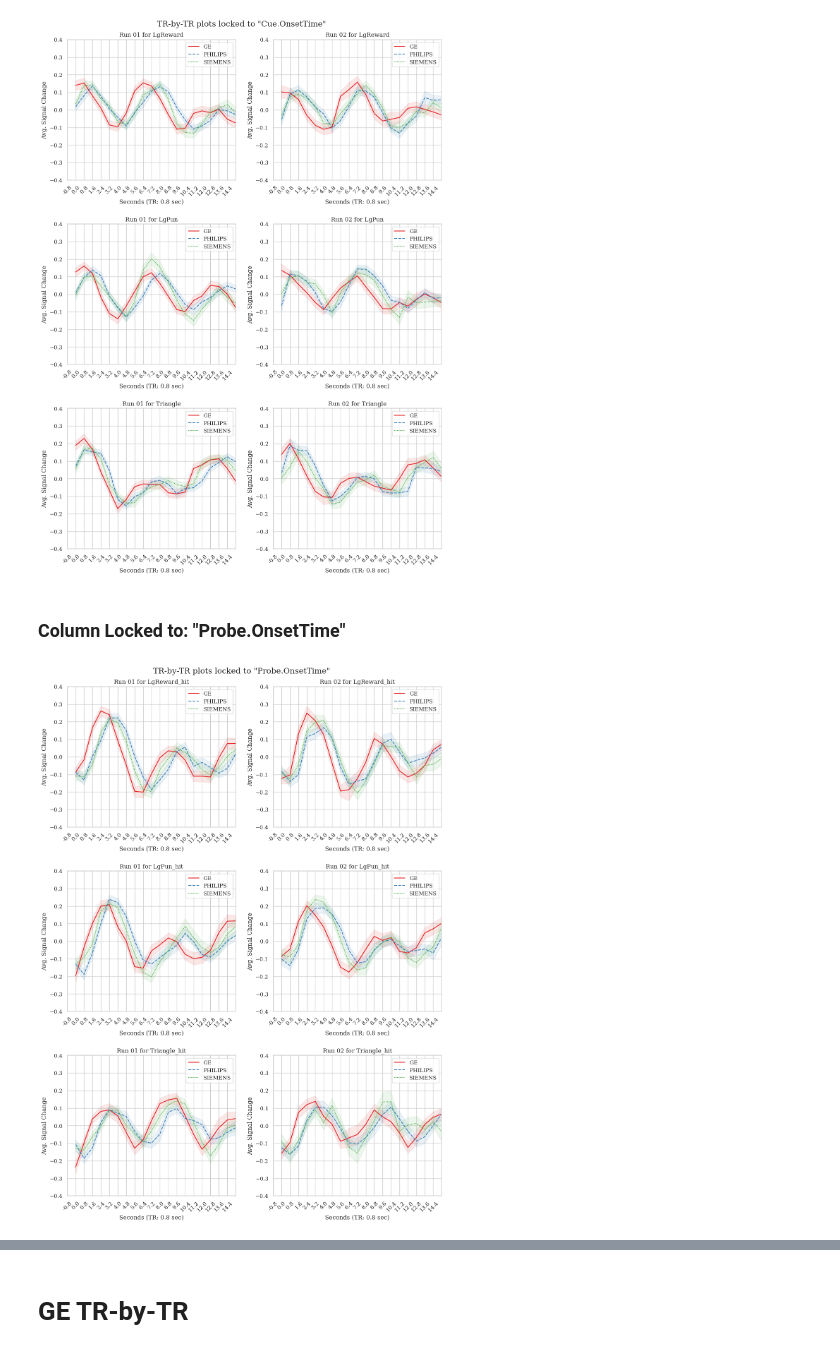
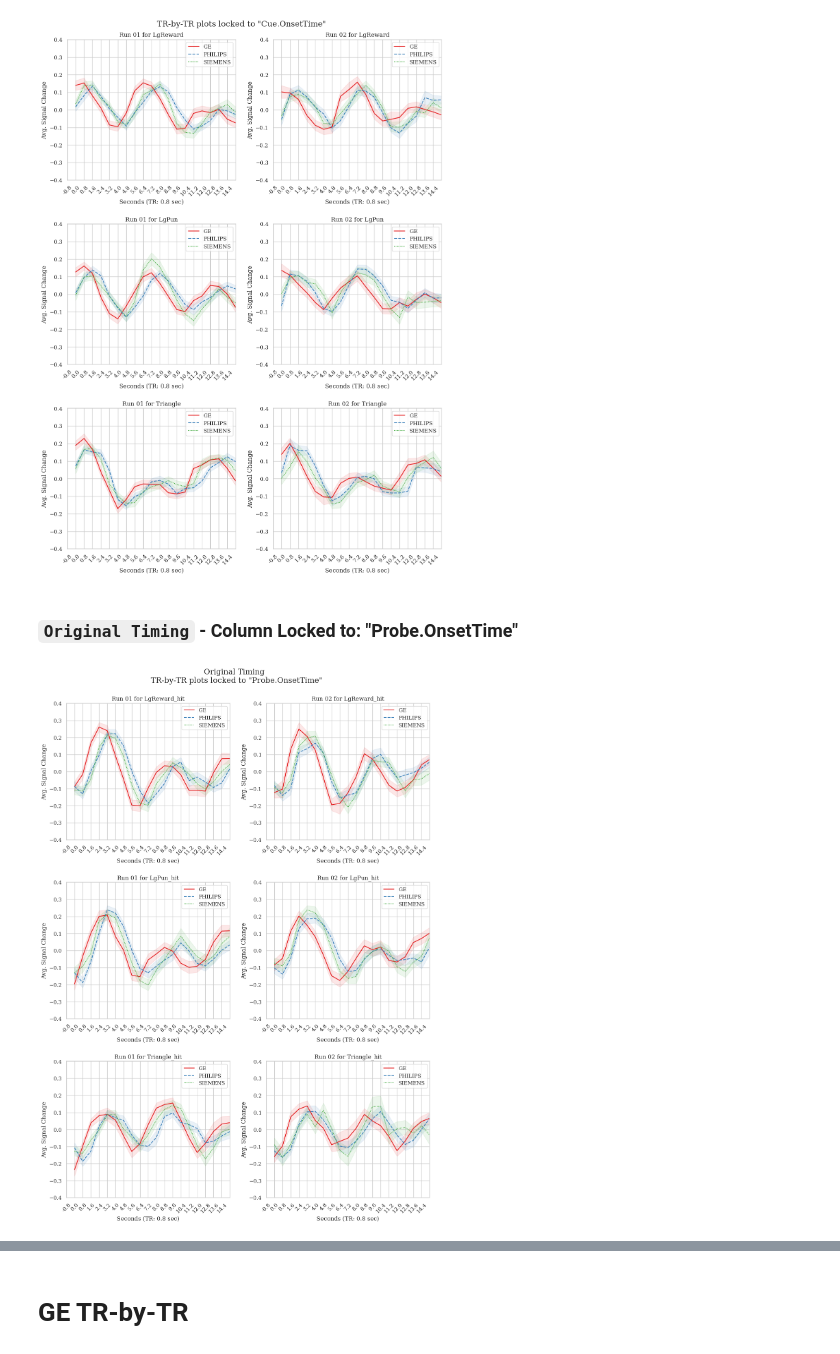
Before and after one commit to demidenm/abcd_timelocked_trbold, a Jupyter notebook: scripts/mid_roi-timeseries.ipynb, the cells around one changed output, grey strips where cells are left out. Saved outputs shown, nothing was run; the diff lists cells and outputs as text; code cells hidden in the pictures.

Commit message:
revised timings plots

```diff
--- a/scripts/mid_roi-timeseries.ipynb
+++ b/scripts/mid_roi-timeseries.ipynb
@@ -364,9 +364,9 @@ sns.set(style='whitegrid', font='DejaVu Serif')
 subplot_idx = 0
 for condition in conditions:
     for run in runs:
-        ge_r1 = pd.read_csv(f'{data_dir}/files/subs-50_run-{run}_timeseries-{roi}_scanner-ge.csv', sep=',').query(f"Cue == '{condition}'")
-        se_r1 = pd.read_csv(f'{data_dir}/files/subs-50_run-{run}_timeseries-{roi}_scanner-siemens.csv', sep=',').query(f"Cue == '{condition}'")
-        ph_r1 = pd.read_csv(f'{data_dir}/files/subs-50_run-{run}_timeseries-{roi}_scanner-philips.csv', sep=',').query(f"Cue == '{condition}'")
+        ge_r1 = pd.read_csv(f'{data_dir}/files/old_timing/subs-50_run-{run}_timeseries-{roi}_scanner-ge.csv', sep=',').query(f"Cue == '{condition}'")
+        se_r1 = pd.read_csv(f'{data_dir}/files/old_timing/subs-50_run-{run}_timeseries-{roi}_scanner-siemens.csv', sep=',').query(f"Cue == '{condition}'")
+        ph_r1 = pd.read_csv(f'{data_dir}/files/old_timing/subs-50_run-{run}_timeseries-{roi}_scanner-philips.csv', sep=',').query(f"Cue == '{condition}'")
         ge_r1['scanners'] = 'GE'
         se_r1['scanners'] = 'SIEMENS'
         ph_r1['scanners'] = 'PHILIPS'
@@ -397,7 +397,7 @@ plt.show()
 # %% [output]
 [figure]
 # %% [markdown]
-### Column Locked to: "Probe.OnsetTime"
+### `Original Timing` - Column Locked to: "Probe.OnsetTime"
 # %%
 tr=.800
 delay=20
@@ -414,38 +414,38 @@ sns.set(style='whitegrid', font='DejaVu Serif')
 subplot_idx = 0
 for condition in conditions:
     for run in runs:
-        ge_r1 = pd.read_csv(f'{data_dir}/files/subs-50_run-{run}_timeseries-{roi}_scanner-ge_ProbeOnsetTime.csv',
+        ge_r1 = pd.read_csv(f'{data_dir}/files/old_timing/subs-50_run-{run}_timeseries-{roi}_scanner-ge_ProbeOnsetTime.csv',
                             sep=',').query(f"Cue == '{condition}'")
-        se_r1 = pd.read_csv(f'{data_dir}/files/subs-50_run-{run}_timeseries-{roi}_scanner-siemens_ProbeOnsetTime.csv',
+        se_r1 = pd.read_csv(f'{data_dir}/files/old_timing/subs-50_run-{run}_timeseries-{roi}_scanner-siemens_ProbeOnsetTime.csv',
                             sep=',').query(f"Cue == '{condition}'")
-        ph_r1 = pd.read_csv(f'{data_dir}/files/subs-50_run-{run}_timeseries-{roi}_scanner-philips_ProbeOnsetTime.csv',
+        ph_r1 = pd.read_csv(f'{data_dir}/files/old_timing/subs-50_run-{run}_timeseries-{roi}_scanner-philips_ProbeOnsetTime.csv',
                             sep=',').query(f"Cue == '{condition}'")
         ge_r1['scanners'] = 'GE'
         se_r1['scanners'] = 'SIEMENS'
         ph_r1['scanners'] = 'PHILIPS'
 
         # Combine data
         comb_scanners = pd.concat([ge_r1, ph_r1, se_r1], axis=0)
 
         # Plot
         sns.lineplot(ax=axes[subplot_idx], x="TR", y="Mean_Signal", hue="scanners", style="scanners", palette="Set1",
                      errorbar='se', err_style="band", err_kws={'alpha': 0.1}, n_boot=1000,
                      legend="brief", data=comb_scanners)
 
         axes[subplot_idx].set_xlabel(f'Seconds (TR: {tr} sec)')
         axes[subplot_idx].set_ylabel('Avg. Signal Change')
         axes[subplot_idx].set_ylim(-0.4, 0.4)
         axes[subplot_idx].set_xlim(0, delay)
         axes[subplot_idx].set_xticks(np.arange(0, delay, 1))
         axes[subplot_idx].set_xticklabels([f'{round((j * tr)-tr, 1)}' for j in range(0, delay)], rotation=45)
         axes[subplot_idx].set_title(f'Run {run} for {condition}')
         axes[subplot_idx].legend(loc='upper right')
 
         subplot_idx += 1
 
 fig.tight_layout(pad=2.0)
-fig.suptitle('TR-by-TR plots locked to "Probe.OnsetTime"', fontsize=16, y=1)
+fig.suptitle('Original Timing \n TR-by-TR plots locked to "Probe.OnsetTime"', fontsize=16, y=1.03)
 
 plt.show()
 # %% [output]
-[figure, old version]
+[figure, new version]
```
Also changed, not shown: parts of 5 cells of this notebook.
